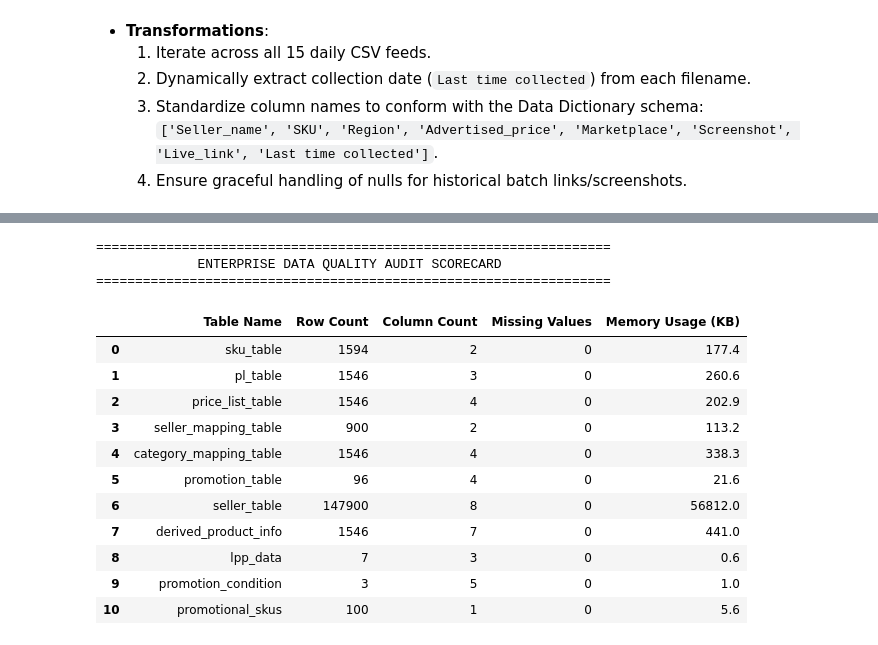
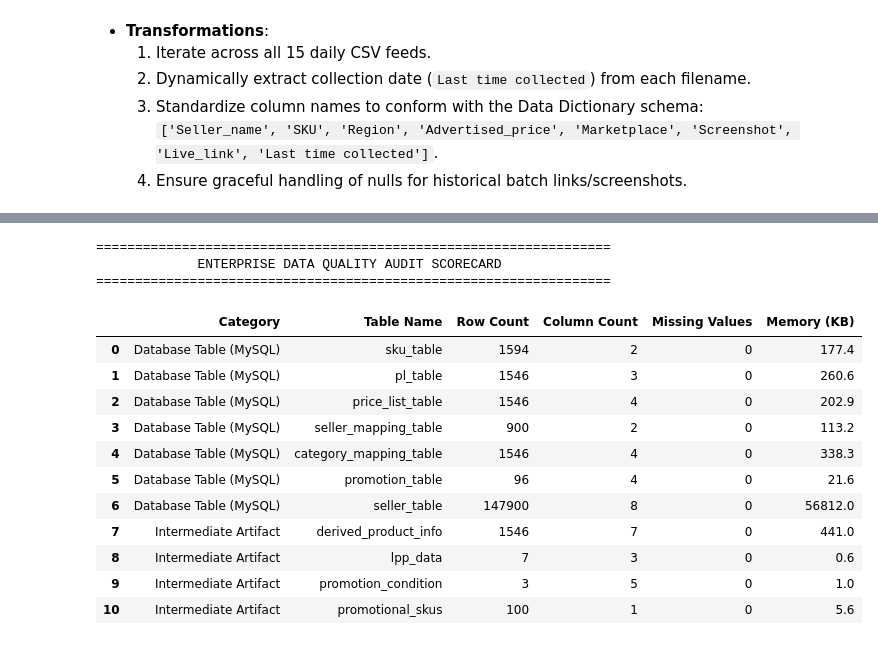
Before and after one commit to deringirish/map-data-analysis-project, a Jupyter notebook: src/notebooks/data_population.ipynb, the cells around one changed output, grey strips where cells are left out. Saved outputs shown, nothing was run; the diff lists cells and outputs as text; code cells hidden in the pictures.

Commit message:
Separate data_code into database_tables and intermediate directories

```diff
--- a/src/notebooks/data_population.ipynb
+++ b/src/notebooks/data_population.ipynb
@@ -506,6 +509,6 @@ Export all normalized datasets into `data_code/derived/` as clean CSV files read
 # %%
-# 9.1 Export All Tables to data_code/derived/
-exports = {
+# 9.1 Export Production Database Relational Tables (for MySQL)
+db_exports = {
     "sku_table.csv": sku_table,
     "pl_table.csv": pl_table,
     "price_list_table.csv": price_list_table,
@@ -513,15 +516,23 @@ exports = {
     "category_mapping_table.csv": category_mapping_table,
     "promotion_table.csv": promotion_table,
     "seller_table.csv": seller_table,
+}
+
+for filename, df in db_exports.items():
+    df.to_csv(DATABASE_TABLES_DIR / filename, index=False)
+
+print(f"Exported {len(db_exports)} relational tables to: {DATABASE_TABLES_DIR.resolve()}")
+
+# 9.2 Export Intermediate Transformation Artifacts
+intermediate_exports = {
     "derived_product_info.csv": derived_product_info,
     "lpp_data.csv": lpp_data,
     "promotion_condition.csv": promotion_condition,
     "promotional_skus.csv": promotional_skus,
 }
 
-for filename, df in exports.items():
-    target = DERIVED_DIR / filename
-    df.to_csv(target, index=False)
+for filename, df in intermediate_exports.items():
+    df.to_csv(INTERMEDIATE_DIR / filename, index=False)
 
-print(f"Successfully exported {len(exports)} datasets to: {DERIVED_DIR.resolve()}")
+print(f"Exported {len(intermediate_exports)} intermediate artifacts to: {INTERMEDIATE_DIR.resolve()}")
 # %% [output]
@@ -529,33 +541,47 @@ Successfully exported 11 datasets to: D:\Projects\Map Data Analysis Project\data
 # %%
-# 9.2 Data Quality & Relational Audit Scorecard
+# 9.3 Enterprise Data Quality & Relational Audit Scorecard
 scorecard = []
-for name, df in exports.items():
+
+# Audit Database Tables
+for name, df in db_exports.items():
     scorecard.append({
+        "Category": "Database Table (MySQL)",
         "Table Name": name.replace(".csv", ""),
         "Row Count": len(df),
         "Column Count": len(df.columns),
         "Missing Values": df.isna().sum().sum(),
-        "Memory Usage (KB)": round(df.memory_usage(deep=True).sum() / 1024, 1)
+        "Memory (KB)": round(df.memory_usage(deep=True).sum() / 1024, 1),
+    })
+
+# Audit Intermediate Artifacts
+for name, df in intermediate_exports.items():
+    scorecard.append({
+        "Category": "Intermediate Artifact",
+        "Table Name": name.replace(".csv", ""),
+        "Row Count": len(df),
+        "Column Count": len(df.columns),
+        "Missing Values": df.isna().sum().sum(),
+        "Memory (KB)": round(df.memory_usage(deep=True).sum() / 1024, 1),
     })
 
 scorecard_df = pd.DataFrame(scorecard)
 print("==================================================================")
 print("             ENTERPRISE DATA QUALITY AUDIT SCORECARD              ")
 print("==================================================================")
 scorecard_df
 # %% [output]
 ==================================================================
              ENTERPRISE DATA QUALITY AUDIT SCORECARD
 ==================================================================
-|  | Table Name | Row Count | Column Count | Missing Values | Memory Usage (KB) |
-| 0 | sku_table | 1594 | 2 | 0 | 177.4 |
-| 1 | pl_table | 1546 | 3 | 0 | 260.6 |
-| 2 | price_list_table | 1546 | 4 | 0 | 202.9 |
-| 3 | seller_mapping_table | 900 | 2 | 0 | 113.2 |
-| 4 | category_mapping_table | 1546 | 4 | 0 | 338.3 |
-| 5 | promotion_table | 96 | 4 | 0 | 21.6 |
-| 6 | seller_table | 147900 | 8 | 0 | 56812.0 |
-| 7 | derived_product_info | 1546 | 7 | 0 | 441.0 |
-| 8 | lpp_data | 7 | 3 | 0 | 0.6 |
-| 9 | promotion_condition | 3 | 5 | 0 | 1.0 |
-| 10 | promotional_skus | 100 | 1 | 0 | 5.6 |
+|  | Category | Table Name | Row Count | Column Count | Missing Values | Memory (KB) |
+| 0 | Database Table (MySQL) | sku_table | 1594 | 2 | 0 | 177.4 |
+| 1 | Database Table (MySQL) | pl_table | 1546 | 3 | 0 | 260.6 |
+| 2 | Database Table (MySQL) | price_list_table | 1546 | 4 | 0 | 202.9 |
+| 3 | Database Table (MySQL) | seller_mapping_table | 900 | 2 | 0 | 113.2 |
+| 4 | Database Table (MySQL) | category_mapping_table | 1546 | 4 | 0 | 338.3 |
+| 5 | Database Table (MySQL) | promotion_table | 96 | 4 | 0 | 21.6 |
+| 6 | Database Table (MySQL) | seller_table | 147900 | 8 | 0 | 56812.0 |
+| 7 | Intermediate Artifact | derived_product_info | 1546 | 7 | 0 | 441.0 |
+| 8 | Intermediate Artifact | lpp_data | 7 | 3 | 0 | 0.6 |
+| 9 | Intermediate Artifact | promotion_condition | 3 | 5 | 0 | 1.0 |
+| 10 | Intermediate Artifact | promotional_skus | 100 | 1 | 0 | 5.6 |
```
Also changed, not shown: parts of 6 cells of this notebook, 14 other files.
